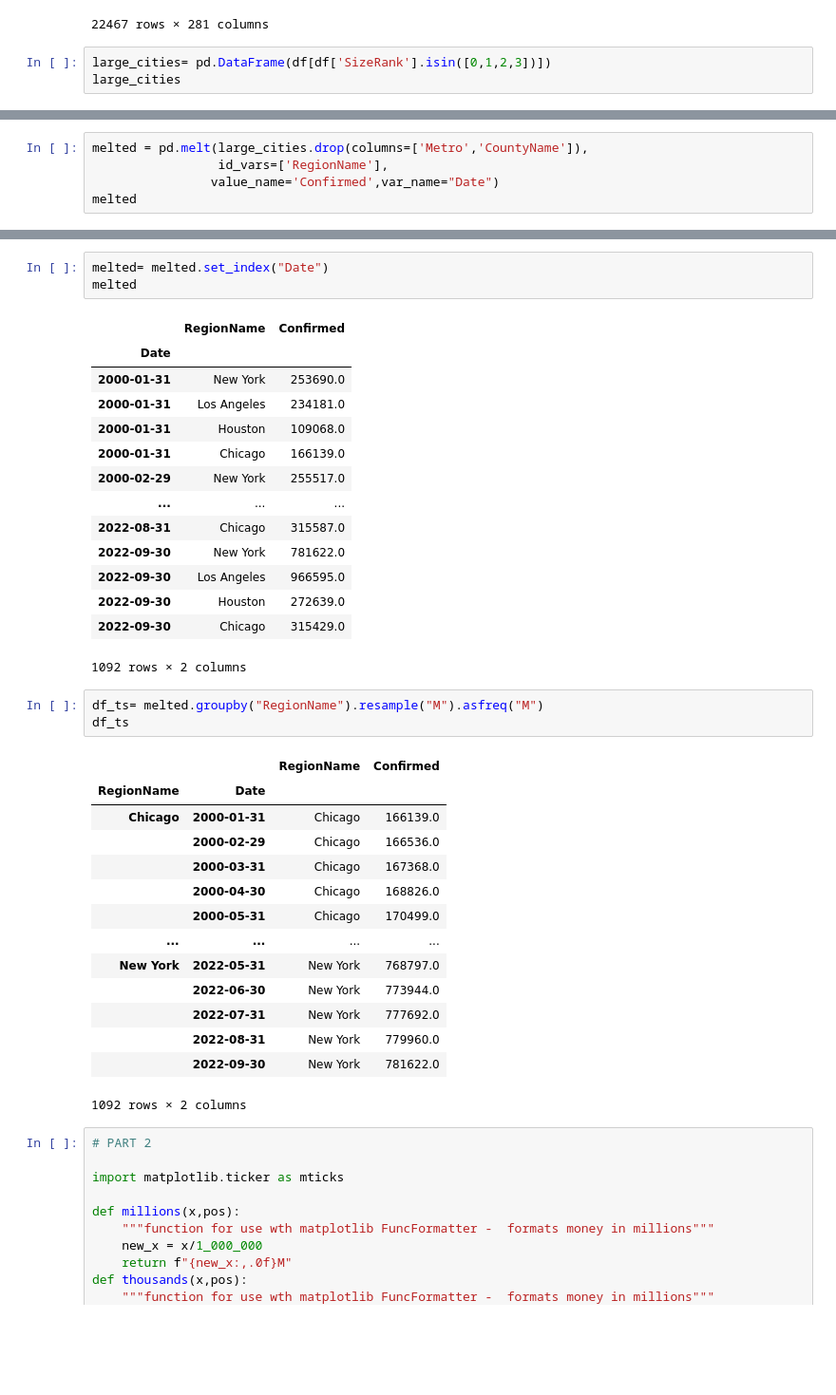
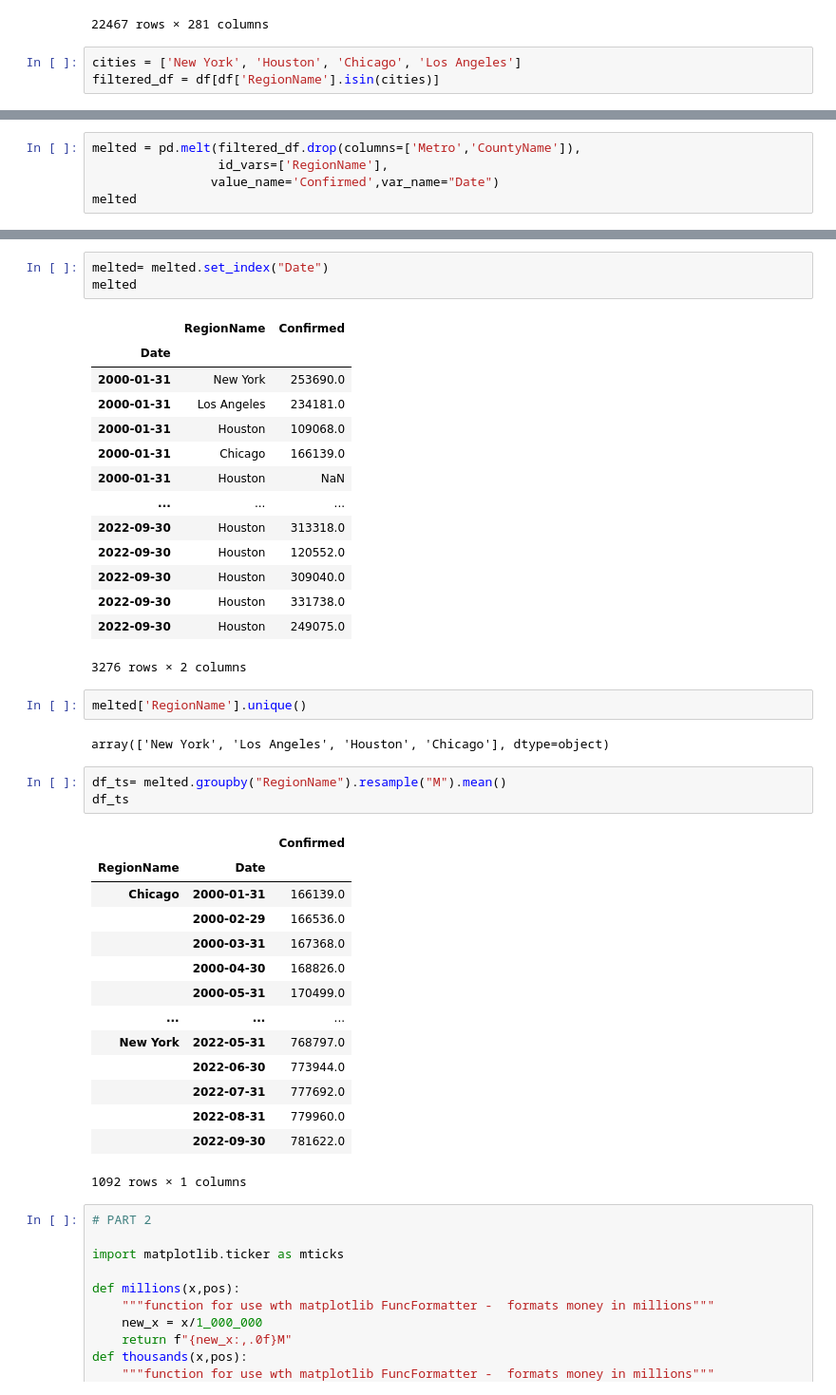
Before and after one commit to sof2401/Data-Visualization, a Jupyter notebook: Week 1/Preparing Time Series from Wide-Form Data (Core).ipynb, the cells around one changed output, grey strips where cells are left out. Shown: that part at 95% size. Drawn from its saved outputs; the diff is of its cells as text; blank space fills up the shorter version.

```diff
--- a/Week 1/Preparing Time Series from Wide-Form Data (Core).ipynb
+++ b/Week 1/Preparing Time Series from Wide-Form Data (Core).ipynb
@@ -21,5 +21,5 @@ df
 | 22466 | 42575 | 28439 | Quinwood | city | WV | WV | NaN | Greenbrier County | NaN | ... |
 22467 rows × 281 columns
 # %%
-large_cities= pd.DataFrame(df[df['SizeRank'].isin([0,1,2,3])])
-large_cities
+cities = ['New York', 'Houston', 'Chicago', 'Los Angeles']
+filtered_df = df[df['RegionName'].isin(cities)]
@@ -50,5 +43,5 @@ melted
 # %%
-melted = pd.melt(large_cities.drop(columns=['Metro','CountyName']),
+melted = pd.melt(filtered_df.drop(columns=['Metro','CountyName']),
                  id_vars=['RegionName'],
                 value_name='Confirmed',var_name="Date")
 melted
@@ -112,32 +105,36 @@ melted
 | 2000-01-31 | Los Angeles | 234181.0 |
 | 2000-01-31 | Houston | 109068.0 |
 | 2000-01-31 | Chicago | 166139.0 |
-| 2000-02-29 | New York | 255517.0 |
+| 2000-01-31 | Houston | NaN |
 | ... | ... | ... |
-| 2022-08-31 | Chicago | 315587.0 |
-| 2022-09-30 | New York | 781622.0 |
-| 2022-09-30 | Los Angeles | 966595.0 |
-| 2022-09-30 | Houston | 272639.0 |
-| 2022-09-30 | Chicago | 315429.0 |
+| 2022-09-30 | Houston | 313318.0 |
+| 2022-09-30 | Houston | 120552.0 |
+| 2022-09-30 | Houston | 309040.0 |
+| 2022-09-30 | Houston | 331738.0 |
+| 2022-09-30 | Houston | 249075.0 |
-1092 rows × 2 columns
+3276 rows × 2 columns
+# %%
+melted['RegionName'].unique()
+# %% [output]
+array(['New York', 'Los Angeles', 'Houston', 'Chicago'], dtype=object)
 # %%
-df_ts= melted.groupby("RegionName").resample("M").asfreq("M")
+df_ts= melted.groupby("RegionName").resample("M").mean()
 df_ts
 # %% [output]
-|  |  | RegionName | Confirmed |
-| RegionName | Date |  |  |
-| Chicago | 2000-01-31 | Chicago | 166139.0 |
-|  | 2000-02-29 | Chicago | 166536.0 |
-|  | 2000-03-31 | Chicago | 167368.0 |
-|  | 2000-04-30 | Chicago | 168826.0 |
-|  | 2000-05-31 | Chicago | 170499.0 |
-| ... | ... | ... | ... |
-| New York | 2022-05-31 | New York | 768797.0 |
-|  | 2022-06-30 | New York | 773944.0 |
-|  | 2022-07-31 | New York | 777692.0 |
-|  | 2022-08-31 | New York | 779960.0 |
-|  | 2022-09-30 | New York | 781622.0 |
+|  |  | Confirmed |
+| RegionName | Date |  |
+| Chicago | 2000-01-31 | 166139.0 |
+|  | 2000-02-29 | 166536.0 |
+|  | 2000-03-31 | 167368.0 |
+|  | 2000-04-30 | 168826.0 |
+|  | 2000-05-31 | 170499.0 |
+| ... | ... | ... |
+| New York | 2022-05-31 | 768797.0 |
+|  | 2022-06-30 | 773944.0 |
+|  | 2022-07-31 | 777692.0 |
+|  | 2022-08-31 | 779960.0 |
+|  | 2022-09-30 | 781622.0 |
-1092 rows × 2 columns
+1092 rows × 1 columns
 # %%
 # PART 2
 
```
Also changed, not shown: parts of 8 cells of this notebook.
